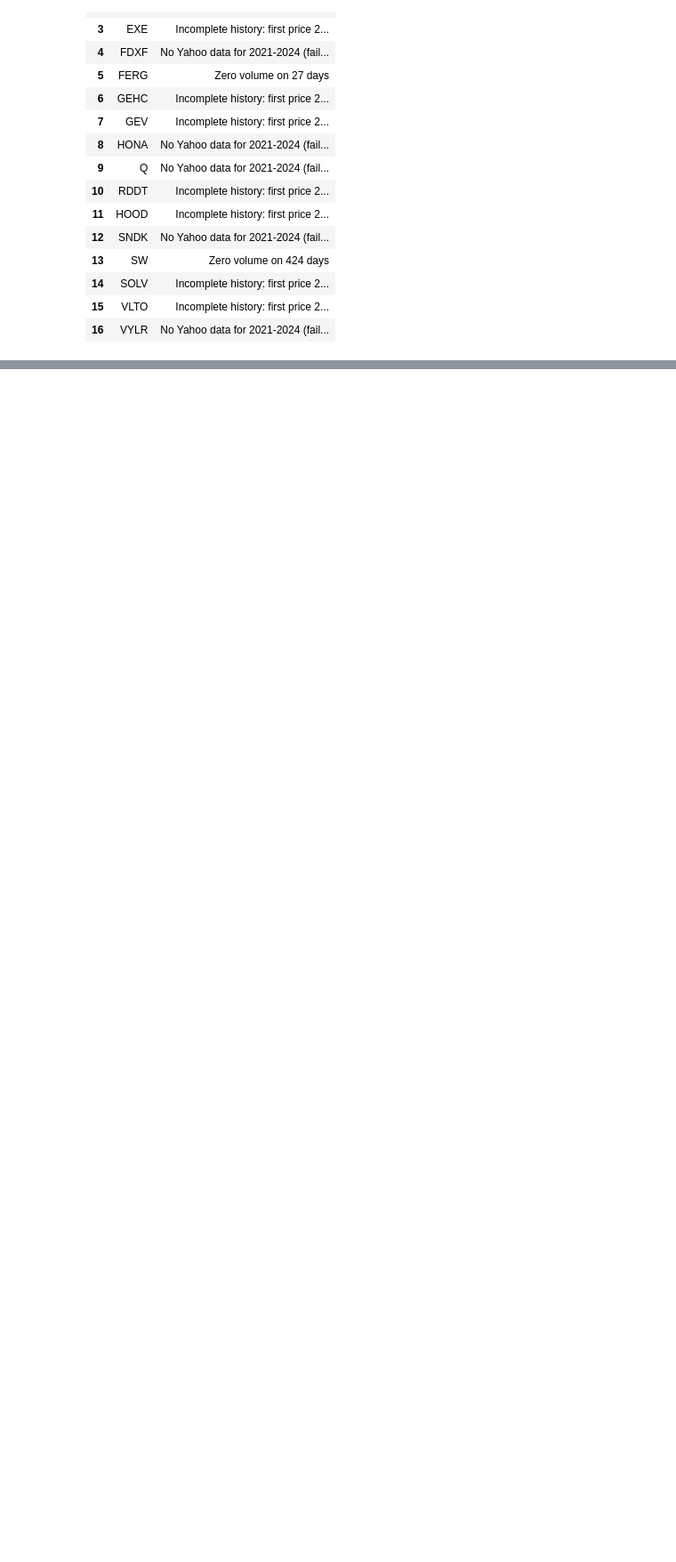
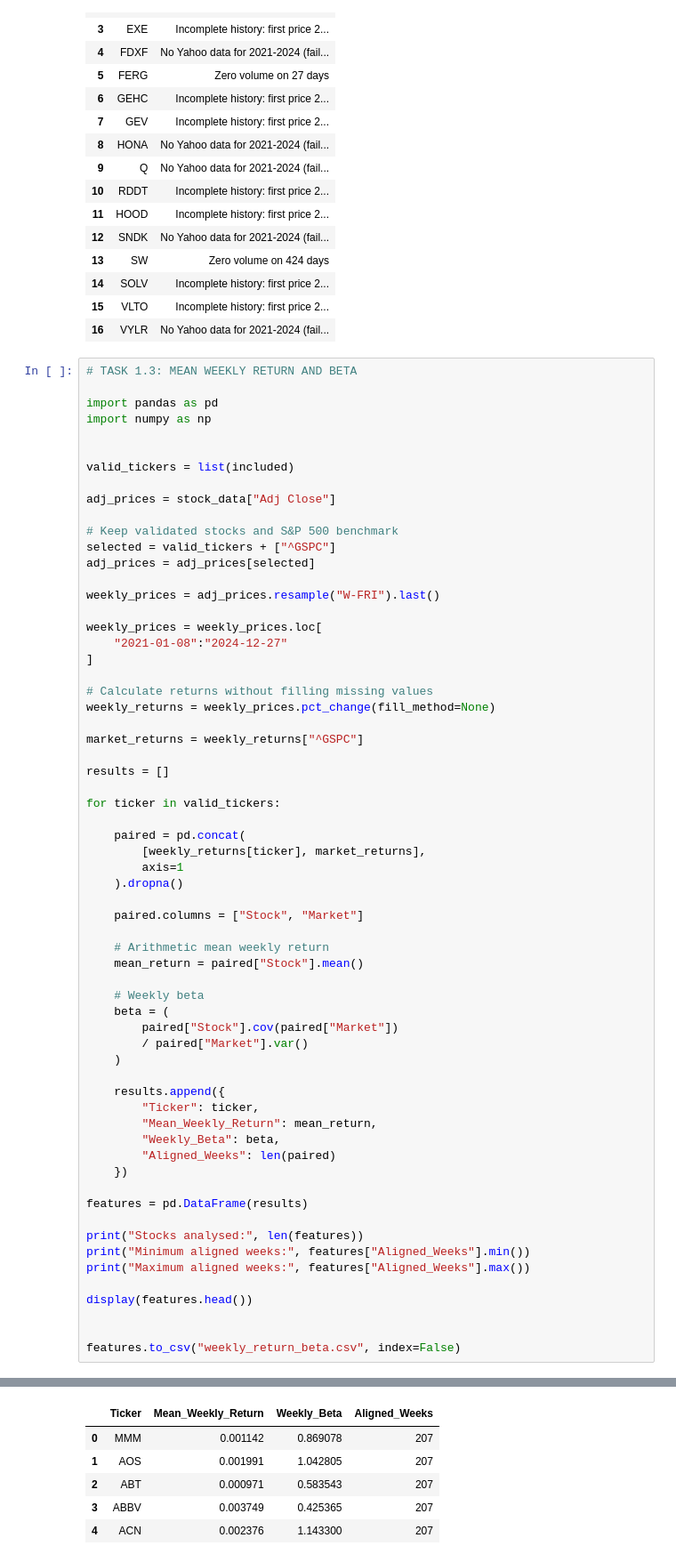
Before and after one commit to makaog5-sudo/CRM-SP500, a Jupyter notebook: CRM_stock_Analysis.ipynb, the cells around one changed output, grey strips where cells are left out. Shown at 89% size. Saved outputs shown, nothing was run; the diff lists cells and outputs as text; blank space fills up the shorter version.

```diff
--- a/CRM_stock_Analysis.ipynb
+++ b/CRM_stock_Analysis.ipynb
@@ -170,3 +170,67 @@ dtype: float64
 | 14 | SOLV | Incomplete history: first price 2... |
 | 15 | VLTO | Incomplete history: first price 2... |
 | 16 | VYLR | No Yahoo data for 2021-2024 (fail... |
+# %%
+# TASK 1.3: MEAN WEEKLY RETURN AND BETA
+
+import pandas as pd
+import numpy as np
+
+
+valid_tickers = list(included)
+
+adj_prices = stock_data["Adj Close"]
+
+# Keep validated stocks and S&P 500 benchmark
+selected = valid_tickers + ["^GSPC"]
+adj_prices = adj_prices[selected]
+
+weekly_prices = adj_prices.resample("W-FRI").last()
+
+weekly_prices = weekly_prices.loc[
+    "2021-01-08":"2024-12-27"
+]
+
+# Calculate returns without filling missing values
+weekly_returns = weekly_prices.pct_change(fill_method=None)
+
+market_returns = weekly_returns["^GSPC"]
+
+results = []
+
+for ticker in valid_tickers:
+
+    paired = pd.concat(
+        [weekly_returns[ticker], market_returns],
+        axis=1
+    ).dropna()
+
+    paired.columns = ["Stock", "Market"]
+
+    # Arithmetic mean weekly return
+    mean_return = paired["Stock"].mean()
+
+    # Weekly beta
+    beta = (
+        paired["Stock"].cov(paired["Market"])
+        / paired["Market"].var()
+    )
+
+    results.append({
+        "Ticker": ticker,
+        "Mean_Weekly_Return": mean_return,
+        "Weekly_Beta": beta,
+        "Aligned_Weeks": len(paired)
+    })
+
+features = pd.DataFrame(results)
+
+print("Stocks analysed:", len(features))
+print("Minimum aligned weeks:", features["Aligned_Weeks"].min())
+print("Maximum aligned weeks:", features["Aligned_Weeks"].max())
+
+display(features.head())
+
+
+features.to_csv("weekly_return_beta.csv", index=False)
+# %% [output]
@@ -172,0 +240,6 @@ dtype: float64
+|  | Ticker | Mean_Weekly_Return | Weekly_Beta | Aligned_Weeks |
+| 0 | MMM | 0.001142 | 0.869078 | 207 |
+| 1 | AOS | 0.001991 | 1.042805 | 207 |
+| 2 | ABT | 0.000971 | 0.583543 | 207 |
+| 3 | ABBV | 0.003749 | 0.425365 | 207 |
+| 4 | ACN | 0.002376 | 1.143300 | 207 |
```
Also changed, not shown: parts of 4 cells of this notebook.
